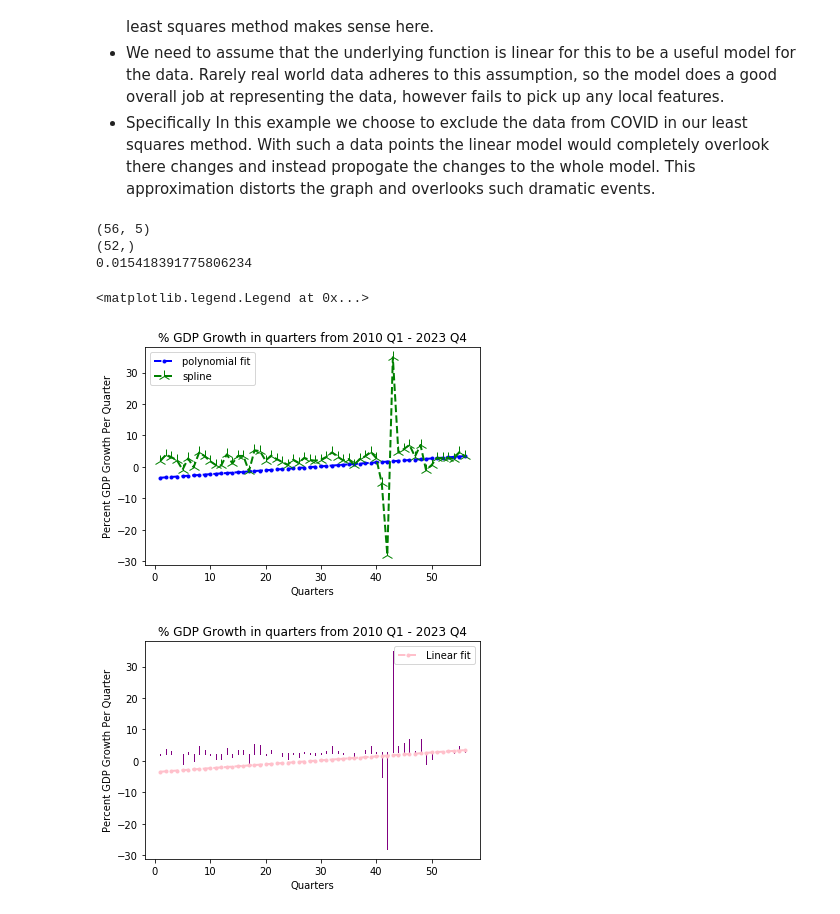
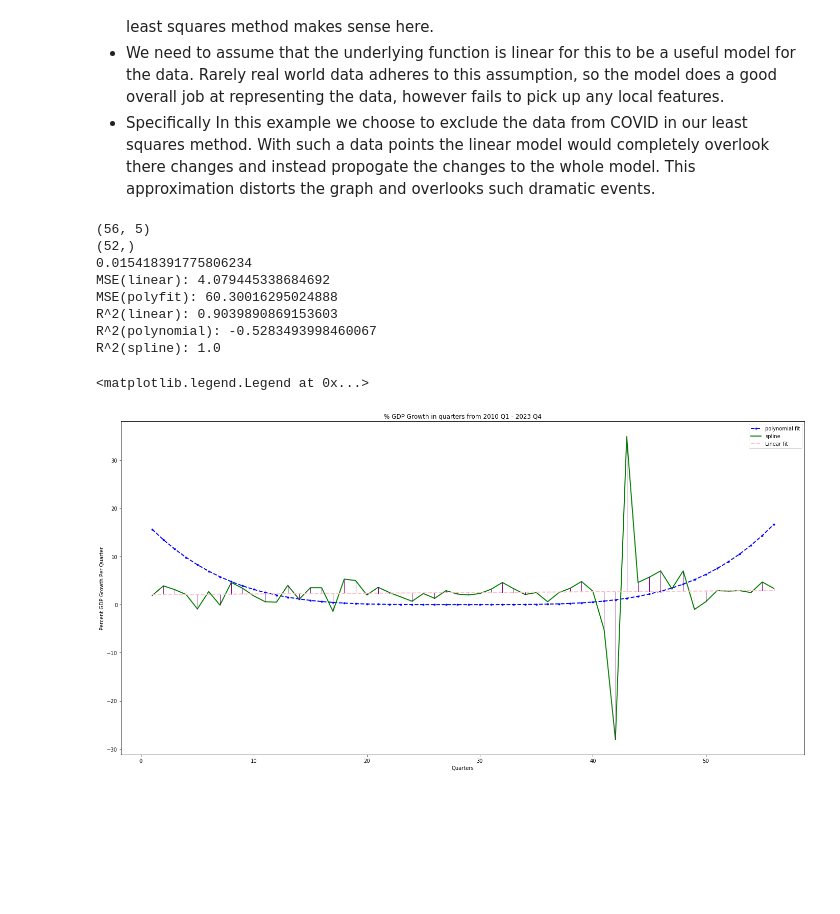
Before and after one commit to H4lps/coe311k, a Jupyter notebook: Midterm Project/midterm_project.ipynb, the cells around one changed output. Drawn from its saved outputs; the diff is of its cells as text; code cells hidden in the pictures; blank space fills up the shorter version.

```diff
--- a/Midterm Project/midterm_project.ipynb
+++ b/Midterm Project/midterm_project.ipynb
@@ -88,7 +116,10 @@ def least_squares(x,y):
     return m ,c
 # %%
 def create_vandermonde_matrix(x):
-    #Degree 4
+    """
+    This method creates the vandermonde matrix for polynomial fitting.
+    """
+    #Degree 4 polynomial
     mat = np.zeros((len(x),5))
     print(mat.shape)
     for i in range(len(x)):
@@ -97,6 +128,10 @@ def create_vandermonde_matrix(x):
     return mat
 # %%
 def solve_vandermonde_matrix(x,y):
+    """
+    This method solves the vandermonde matrix and returns the coefficients of the polynomial.
+    """
+
     vander = create_vandermonde_matrix(x_data)
 
     A = vander.T @ vander
@@ -134,3 +159,13 @@ x_data = np.arange(1,len(gdp) + 1)
+# %%
+gdp = np.array([
+    1.9, 3.9, 3.1, 2.1, -0.9, 2.7, -0.1, 4.6, 3.4, 1.8,
+    0.6, 0.5, 4.0, 1.1, 3.5, 3.5, -1.4, 5.3, 5.0, 2.0,
+    3.6, 2.5, 1.6, 0.7, 2.3, 1.3, 2.9, 2.2, 2.0, 2.3,
+    3.2, 4.6, 3.3, 2.1, 2.5, 0.6, 2.5, 3.4, 4.8, 2.8,
+    -5.2, -28.0, 34.9, 4.6, 5.7, 7.0, 3.3, 7.0, -1.0, 0.6,
+    2.9, 2.8, 2.9, 2.5, 4.7, 3.4
+])
+x_data = np.arange(1,len(gdp) + 1)
 # %% [markdown]
 ## **Part A**
 
@@ -202,44 +237,69 @@ Text(0.5, 1.0, '% GDP Growth in quarters from 2010 Q1 - 2023 Q4')
 # %%
 #Part B
 x_scaled = (x_data - np.mean(x_data)) / np.std(x_data)
-a = solve_vandermonde_matrix(x_scaled,gdp)
-y = [np.sum(a * x) for x in x_scaled]
+a = solve_vandermonde_matrix(x_data,gdp)
+y = np.polyval(a, x_scaled)
 
+plt.figure(figsize=(24, 12))
 plt.plot(x_data, y, color='blue', marker='o', linestyle='dashed',
      linewidth=2, markersize=3, label="polynomial fit")
-plt.plot(x_data, s, color='green', marker='2', linestyle='dashed',
+plt.plot(x_data, s, color='green',
      linewidth=2, markersize=12, label="spline")
 plt.xlabel("Quarters")
 plt.ylabel("Percent GDP Growth Per Quarter")
 plt.title("% GDP Growth in quarters from 2010 Q1 - 2023 Q4")
 plt.legend()
 
 ##41:45 are the indicies of the COVID quarters
 x_filtered = np.delete(x_data, np.s_[41:45])
 gdp_filtered = np.delete(gdp,np.s_[41:45])
 print(x_filtered.shape)
 
 m,c = least_squares(x_filtered,gdp_filtered)
 print(m)
 lin_y = (m*x_data) + c
-plt.figure()
 for x, y_actual, y_pred in zip(x_data, gdp, lin_y):
     plt.plot([x, x], [y_actual, y_pred], color='purple', linewidth=1)
 
+mse_lin = np.mean((gdp_filtered - np.delete(lin_y, np.s_[41:45]))**2)
+mse_poly = np.mean((gdp - y)**2)
+print(f"MSE(linear): {mse_lin}")
+print(f"MSE(polyfit): {mse_poly}")
 
-plt.plot(x_data, y, color='pink', marker='o', linestyle='dashed',
+#R-squared poly
+ss_res_poly = np.sum((gdp - y)**2)
+ss_tot = np.sum((gdp - np.mean(gdp))**2)
+r2_poly = 1 - ss_res_poly / ss_tot
+
+#R-squared spline
+ss_res_spline = np.sum((gdp - s)**2)
+r2_spline = 1 - ss_res_spline / ss_tot
+
+#R-squared linear
+ss_res_linear = np.sum((gdp_filtered - np.delete(lin_y, np.s_[41:45]))**2)
+r2_linear = 1 - ss_res_linear / ss_tot
+
+print(f"R^2(linear): {r2_linear}")
+print(f"R^2(polynomial): {r2_poly}")
+print(f"R^2(spline): {r2_spline}")
+
+plt.plot(x_data, lin_y, color='pink', linestyle='dashed',
      linewidth=2, markersize=3, label="Linear fit")
 plt.xlabel("Quarters")
 plt.ylabel("Percent GDP Growth Per Quarter")
 plt.title("% GDP Growth in quarters from 2010 Q1 - 2023 Q4")
 plt.legend()
 # %% [output]
 (56, 5)
 (52,)
 0.015418391775806234
+MSE(linear): 4.079445338684692
+MSE(polyfit): 60.30016295024888
+R^2(linear): 0.9039890869153603
+R^2(polynomial): -0.5283493998460067
+R^2(spline): 1.0
 <matplotlib.legend.Legend at 0x...>
-[figure, old version]
+[figure, new version]
-[figure, removed]
 # %% [markdown]
 ## **Part C**
 
```
Also changed, not shown: parts of 7 cells of this notebook.
